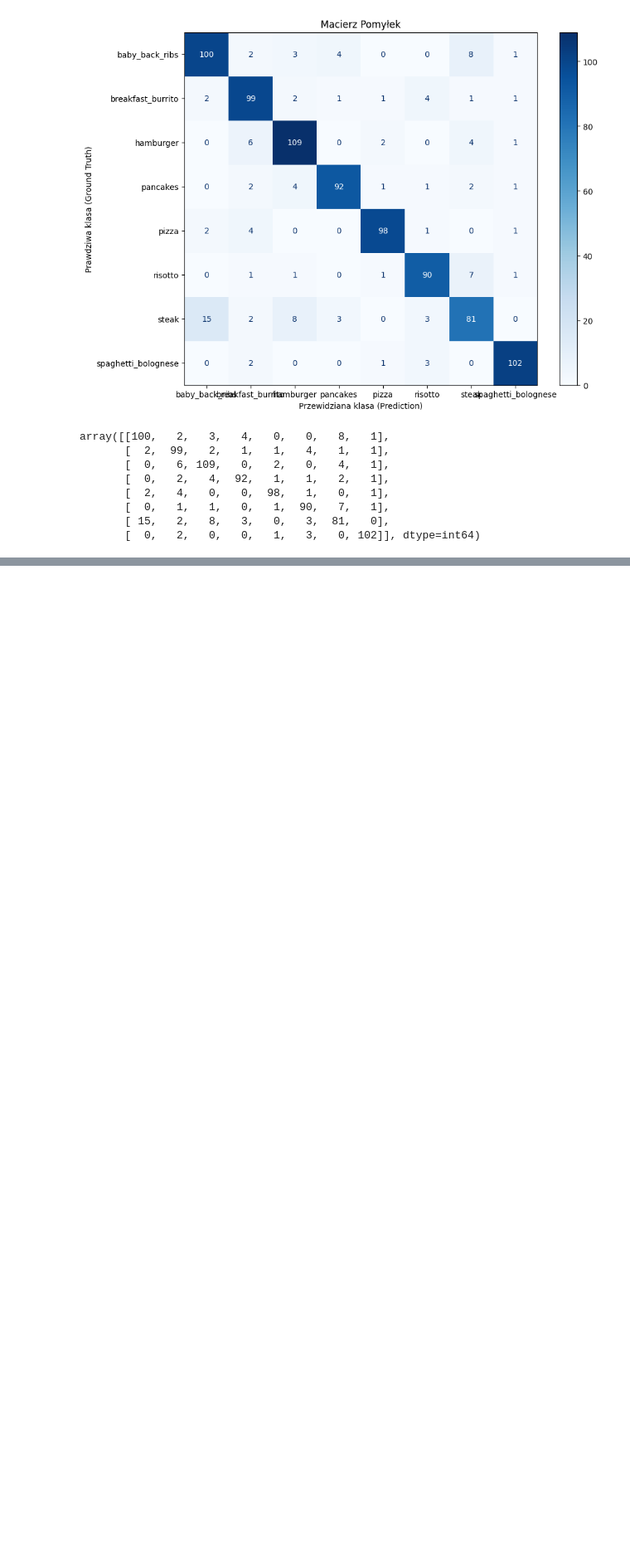
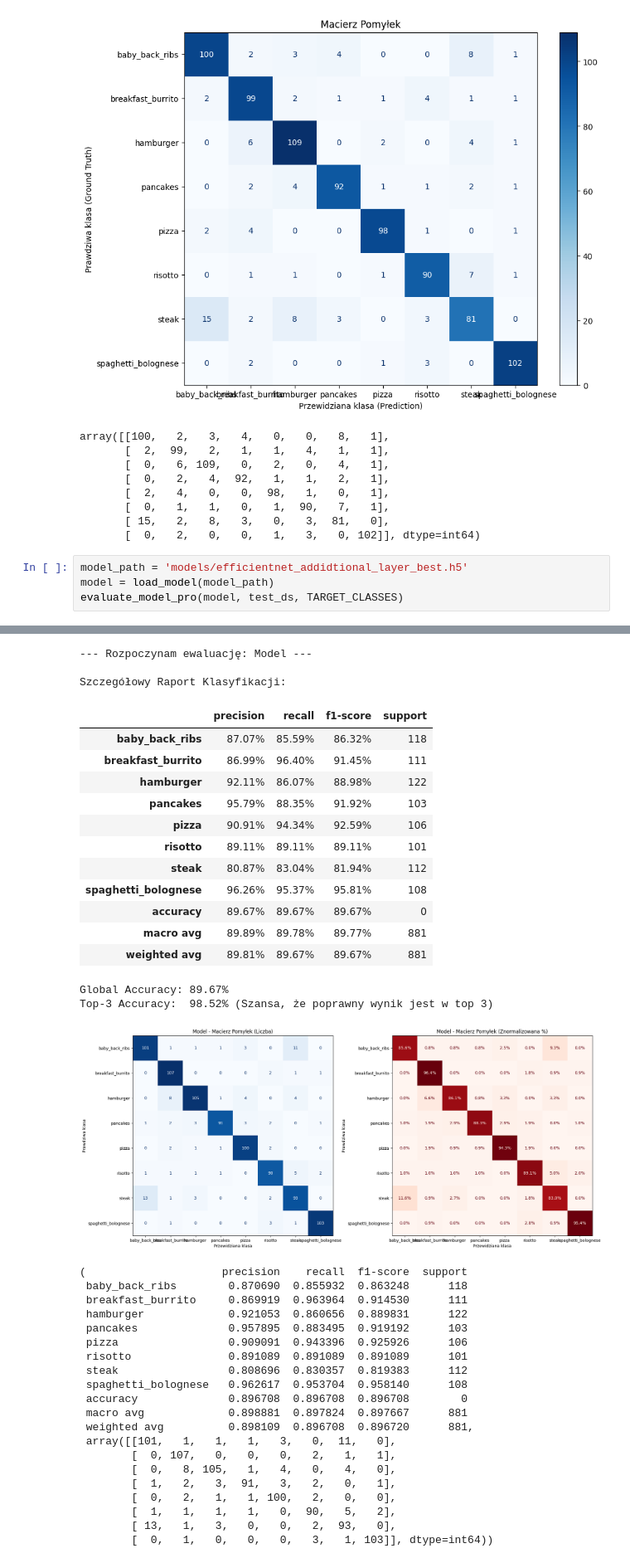
Before and after one commit to lsocpb/food-recognition, a Jupyter notebook: notebooks/03_Evaluation.ipynb, the cells around one changed output, grey strips where cells are left out. Shown at 83% size. Drawn from its saved outputs; the diff is of its cells as text; blank space fills up the shorter version.

```diff
--- a/notebooks/03_Evaluation.ipynb
+++ b/notebooks/03_Evaluation.ipynb
@@ -84,3 +84,8 @@ array([[100,   2,   3,   4,   0,   0,   8,   1],
        [  0,   1,   1,   0,   1,  90,   7,   1],
        [ 15,   2,   8,   3,   0,   3,  81,   0],
        [  0,   2,   0,   0,   1,   3,   0, 102]], dtype=int64)
+# %%
+model_path = 'models/efficientnet_addidtional_layer_best.h5'
+model = load_model(model_path)
+evaluate_model_pro(model, test_ds, TARGET_CLASSES)
+# %% [output]
@@ -86,0 +94,38 @@ array([[100,   2,   3,   4,   0,   0,   8,   1],
+--- Rozpoczynam ewaluację: Model ---
+
+Szczegółowy Raport Klasyfikacji:
+|  | precision | recall | f1-score | support |
+| baby_back_ribs | 87.07% | 85.59% | 86.32% | 118 |
+| breakfast_burrito | 86.99% | 96.40% | 91.45% | 111 |
+| hamburger | 92.11% | 86.07% | 88.98% | 122 |
+| pancakes | 95.79% | 88.35% | 91.92% | 103 |
+| pizza | 90.91% | 94.34% | 92.59% | 106 |
+| risotto | 89.11% | 89.11% | 89.11% | 101 |
+| steak | 80.87% | 83.04% | 81.94% | 112 |
+| spaghetti_bolognese | 96.26% | 95.37% | 95.81% | 108 |
+| accuracy | 89.67% | 89.67% | 89.67% | 0 |
+| macro avg | 89.89% | 89.78% | 89.77% | 881 |
+| weighted avg | 89.81% | 89.67% | 89.67% | 881 |
+Global Accuracy: 89.67%
+Top-3 Accuracy:  98.52% (Szansa, że poprawny wynik jest w top 3)
+[figure, added]
+(                     precision    recall  f1-score  support
+ baby_back_ribs        0.870690  0.855932  0.863248      118
+ breakfast_burrito     0.869919  0.963964  0.914530      111
+ hamburger             0.921053  0.860656  0.889831      122
+ pancakes              0.957895  0.883495  0.919192      103
+ pizza                 0.909091  0.943396  0.925926      106
+ risotto               0.891089  0.891089  0.891089      101
+ steak                 0.808696  0.830357  0.819383      112
+ spaghetti_bolognese   0.962617  0.953704  0.958140      108
+ accuracy              0.896708  0.896708  0.896708        0
+ macro avg             0.898881  0.897824  0.897667      881
+ weighted avg          0.898109  0.896708  0.896720      881,
+ array([[101,   1,   1,   1,   3,   0,  11,   0],
+        [  0, 107,   0,   0,   0,   2,   1,   1],
+        [  0,   8, 105,   1,   4,   0,   4,   0],
+        [  1,   2,   3,  91,   3,   2,   0,   1],
+        [  0,   2,   1,   1, 100,   2,   0,   0],
+        [  1,   1,   1,   1,   0,  90,   5,   2],
+        [ 13,   1,   3,   0,   0,   2,  93,   0],
+        [  0,   1,   0,   0,   0,   3,   1, 103]], dtype=int64))
```
Also changed, not shown: parts of 4 cells of this notebook, 6 other files.
